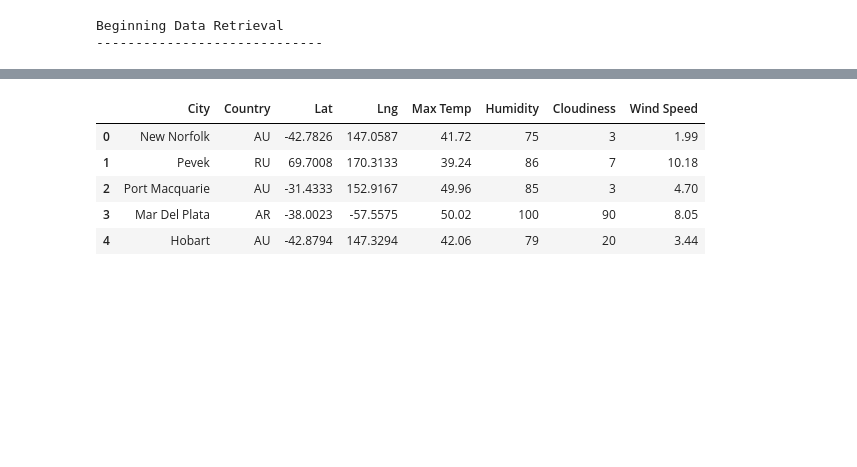
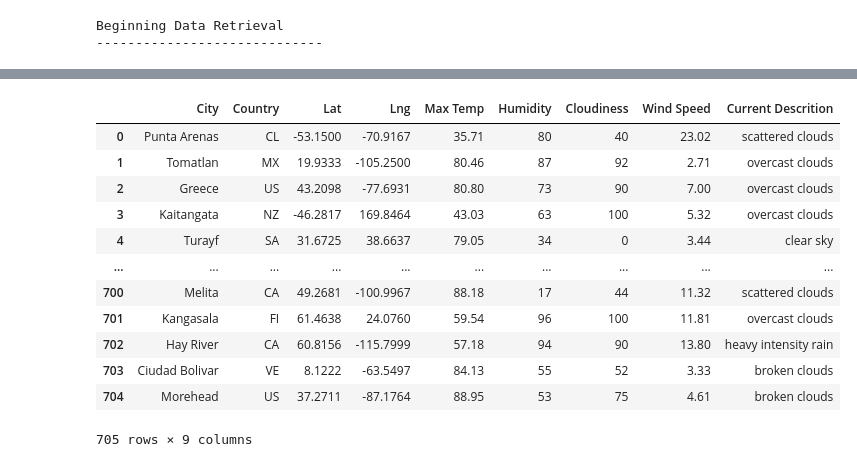
Before and after one commit to olesyapro888/Plan_My_Trip_App_Pandas_API, a Jupyter notebook: Weather_Database.ipynb, the cells around one changed output, grey strips where cells are left out. Cells and saved outputs as stored; diff of their text form; code cells hidden in the pictures; blank space fills up the shorter version.

```diff
--- a/Weather_Database.ipynb
+++ b/Weather_Database.ipynb
@@ -72,37 +57,29 @@ set_count = 1
 Beginning Data Retrieval
 -----------------------------
 # %%
-# 6.c. Loop through all the cities in the list 6.2.6.
+# 6.c. Loop through all the cities in the list with enumerate() and reference the index and the city in the list.
 for i, city in enumerate(cities):
 
-        # Group cities in sets of 50 for logging purposes.(while grouping our records in sets of 50)
+    # Group cities in sets of 50 for logging purposes.
     if (i % 50 == 0 and i >= 50):
         #If the statement is true, then the set_count and the record_count are incremented by 1
         set_count += 1
         record_count = 1
-    # Create endpoint URL with each city.
-    #without enumerate() it was: city_url = url + "&q=" + cities[i]
+    # Create endpoint URL with each city with no blank spaces in the city name to avoid of finding the weather data for the first part of the city name.
     city_url = url + "&q=" + city.replace(" ","+")
 
     # Log the URL, record, and set numbers and the city.
-    #removing the blank spaces in the city name
-    # and concatenating the city name. This will find the corresponding weather data for the city
     print(f"Processing Record {record_count} of Set {set_count} | {city}")
 
-    #instead of finding the weather data for the first part of the city name
-    # Add 1 to the record count.
+    # Add 1 to the record count before the next city is processed.
     record_count += 1
 
-    # Run an API request for each of the cities.
-
+    # Run an API request for each of the cities with "try-except" to prevent the API request from stopping prematurely.
     try:
         # Parse the JSON and retrieve data.
-            #If there is no weather data for the city, i.e. , a <Response [404]>
-            #then there is no weather to retrieve and City not found. Skipping... is printed.
-            # If there is weather data for the city, we will retrieve the latitude, longitude,
-            #maximum temperature, humidity, cloudiness, wind speed, and date and assign those values to variables
         city_weather = requests.get(city_url).json()
-        # Parse out the needed data.
+#         city_weather.json()
+        # Assign variables for each piece of data we need.
         city_lat = city_weather["coord"]["lat"]
         city_lng = city_weather["coord"]["lon"]
         city_max_temp = city_weather["main"]["temp_max"]
@@ -110,11 +87,8 @@ for i, city in enumerate(cities):
         city_clouds = city_weather["clouds"]["all"]
         city_wind = city_weather["wind"]["speed"]
         city_country = city_weather["sys"]["country"]
-        # Convert the date to ISO standard.
-#         city_date = datetime.utcfromtimestamp(city_weather["dt"]).strftime('%Y-%m-%d %H:%M:%S')
+        city_weather_description = city_weather["weather"][0]["description"]
 
-        #We append the cities list with a dictionary for that city,
-        #where the key-value pairs are the values from our weather parameter
         # Append the city information into city_data list.
         city_data.append({"City": city.title(),
                           "Lat": city_lat,
@@ -123,12 +97,12 @@ for i, city in enumerate(cities):
                           "Humidity": city_humidity,
                           "Cloudiness": city_clouds,
                           "Wind Speed": city_wind,
-                          "Country": city_country})
+                          "Country": city_country,
+                          "Current Descrition": city_weather_description})
 
 # If an error is experienced, skip the city.
     except:
         print("City not found. Skipping...")
-        #Generally, it isn't good coding practice to add the pass statement to the except block.
         pass
 
 # Indicate that Data Loading is complete.
@@ -156,16 +130,23 @@ Data Retrieval Complete
 # %%
 # 7. Add the data to a new DataFrame.
 city_data_df = pd.DataFrame(city_data)
-new_column_order = ["City", "Country", "Lat", "Lng", "Max Temp", "Humidity", "Cloudiness", "Wind Speed"]
+new_column_order = ["City", "Country", "Lat", "Lng", "Max Temp", "Humidity", "Cloudiness", "Wind Speed", "Current Descrition"]
 city_data_df = city_data_df[new_column_order]
-city_data_df.head(5)
+city_data_df
 # %% [output]
-|  | City | Country | Lat | Lng | Max Temp | Humidity | Cloudiness | Wind Speed |
-| 0 | New Norfolk | AU | -42.7826 | 147.0587 | 41.72 | 75 | 3 | 1.99 |
-| 1 | Pevek | RU | 69.7008 | 170.3133 | 39.24 | 86 | 7 | 10.18 |
-| 2 | Port Macquarie | AU | -31.4333 | 152.9167 | 49.96 | 85 | 3 | 4.70 |
-| 3 | Mar Del Plata | AR | -38.0023 | -57.5575 | 50.02 | 100 | 90 | 8.05 |
-| 4 | Hobart | AU | -42.8794 | 147.3294 | 42.06 | 79 | 20 | 3.44 |
+|  | City | Country | Lat | Lng | Max Temp | Humidity | Cloudiness | Wind Speed | Current Descrition |
+| 0 | Punta Arenas | CL | -53.1500 | -70.9167 | 35.71 | 80 | 40 | 23.02 | scattered clouds |
+| 1 | Tomatlan | MX | 19.9333 | -105.2500 | 80.46 | 87 | 92 | 2.71 | overcast clouds |
+| 2 | Greece | US | 43.2098 | -77.6931 | 80.80 | 73 | 90 | 7.00 | overcast clouds |
+| 3 | Kaitangata | NZ | -46.2817 | 169.8464 | 43.03 | 63 | 100 | 5.32 | overcast clouds |
+| 4 | Turayf | SA | 31.6725 | 38.6637 | 79.05 | 34 | 0 | 3.44 | clear sky |
+| ... | ... | ... | ... | ... | ... | ... | ... | ... | ... |
+| 700 | Melita | CA | 49.2681 | -100.9967 | 88.18 | 17 | 44 | 11.32 | scattered clouds |
+| 701 | Kangasala | FI | 61.4638 | 24.0760 | 59.54 | 96 | 100 | 11.81 | overcast clouds |
+| 702 | Hay River | CA | 60.8156 | -115.7999 | 57.18 | 94 | 90 | 13.80 | heavy intensity rain |
+| 703 | Ciudad Bolivar | VE | 8.1222 | -63.5497 | 84.13 | 55 | 52 | 3.33 | broken clouds |
+| 704 | Morehead | US | 37.2711 | -87.1764 | 88.95 | 53 | 75 | 4.61 | broken clouds |
+705 rows × 9 columns
 # %%
 # 8. Export the DataFrame as a CSV file,
 # Create the output file (CSV).
```
Also changed, not shown: parts of 8 cells of this notebook, 2 other files.
